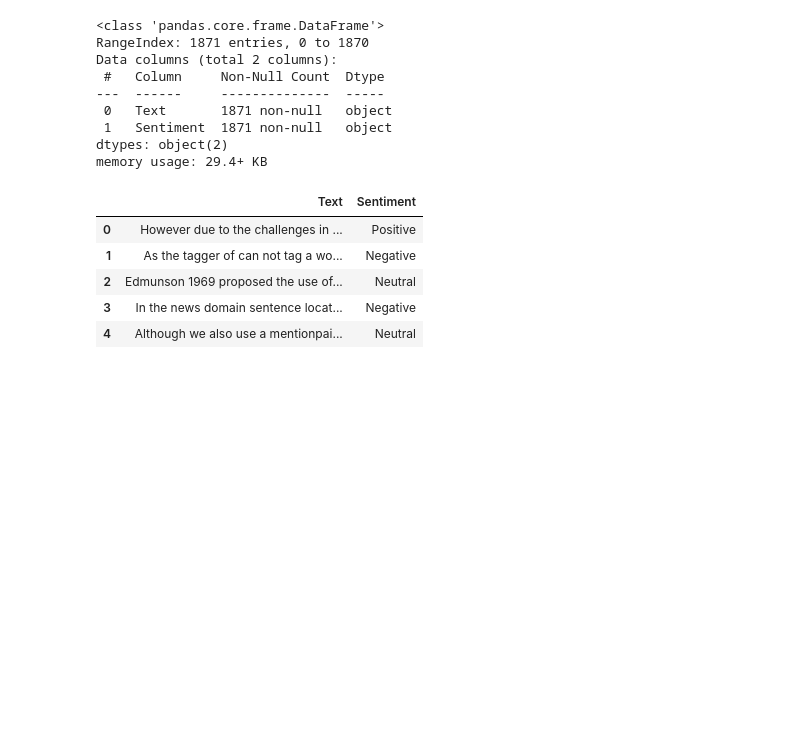
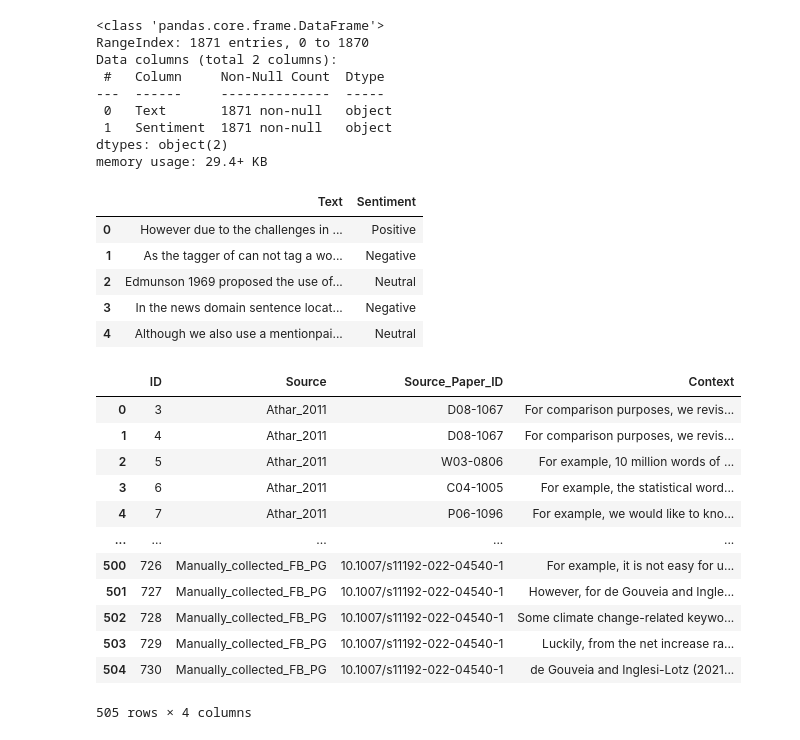
Before and after one commit to goghvan1113/TDCSA, a Jupyter notebook: data/visualize.ipynb, the cells around one changed output. Cells and saved outputs as stored; diff of their text form; code cells hidden in the pictures; blank space fills up the shorter version.

```diff
--- a/data/visualize.ipynb
+++ b/data/visualize.ipynb
@@ -327,3 +327,20 @@ df_combined.head()
 | 2 | Edmunson 1969 proposed the use of... | Neutral |
 | 3 | In the news domain sentence locat... | Negative |
 | 4 | Although we also use a mentionpai... | Neutral |
+# %%
+df_critical = pd.read_csv('20220206_CORPUS_critical_citations_DATA_PAPER.csv')
+df_critical
+# %% [output]
+|  | ID | Source | Source_Paper_ID | Context |
+| 0 | 3 | Athar_2011 | D08-1067 | For comparison purposes, we revis... |
+| 1 | 4 | Athar_2011 | D08-1067 | For comparison purposes, we revis... |
+| 2 | 5 | Athar_2011 | W03-0806 | For example, 10 million words of ... |
+| 3 | 6 | Athar_2011 | C04-1005 | For example, the statistical word... |
+| 4 | 7 | Athar_2011 | P06-1096 | For example, we would like to kno... |
+| ... | ... | ... | ... | ... |
+| 500 | 726 | Manually_collected_FB_PG | 10.1007/s11192-022-04540-1 | For example, it is not easy for u... |
+| 501 | 727 | Manually_collected_FB_PG | 10.1007/s11192-022-04540-1 | However, for de Gouveia and Ingle... |
+| 502 | 728 | Manually_collected_FB_PG | 10.1007/s11192-022-04540-1 | Some climate change-related keywo... |
+| 503 | 729 | Manually_collected_FB_PG | 10.1007/s11192-022-04540-1 | Luckily, from the net increase ra... |
+| 504 | 730 | Manually_collected_FB_PG | 10.1007/s11192-022-04540-1 | de Gouveia and Inglesi-Lotz (2021... |
+505 rows × 4 columns
```
Also changed, not shown: parts of 10 cells of this notebook, 15 other files.
